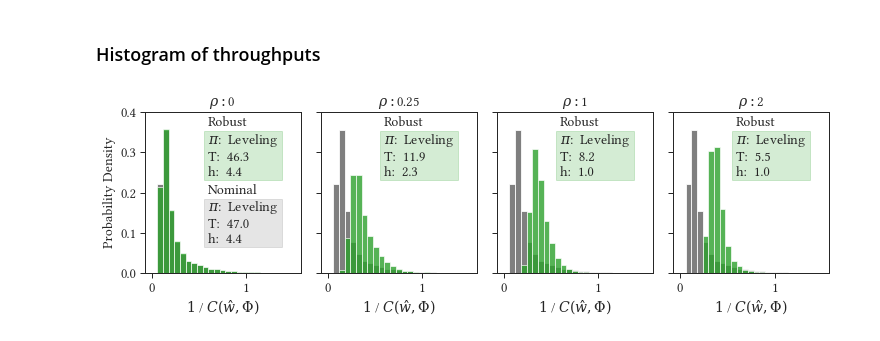
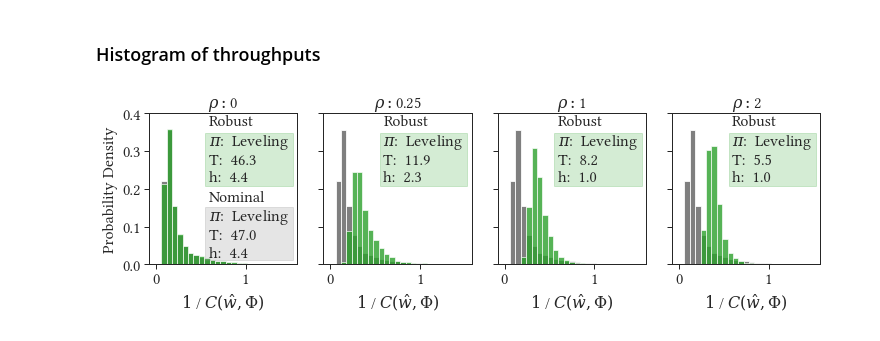
Before and after one commit to BU-DiSC/endure, a Jupyter notebook: endure/visualization/00_cost_model_plots.ipynb, the cells around one changed output. Saved outputs shown, nothing was run; the diff lists cells and outputs as text; code cells hidden in the pictures.

```diff
--- a/endure/visualization/00_cost_model_plots.ipynb
+++ b/endure/visualization/00_cost_model_plots.ipynb
@@ -288,7 +285,7 @@ def plot_delta_throughput_with_rho(df):
     ax = plt.gca()
     return fig, ax
 # %%
-set_style()
+set_style(fsz=16)
 fig, ax = plot_delta_throughput_with_rho(df)
 set_size(fig, width=2*3.33, height=2*1.75)
 save_fig(fig, "delta_throughput_workload_type.pdf")
@@ -312,7 +309,7 @@ def plot_throughput_range_evolution(df):
                      label='Nominal', data=df)
     g = sns.lineplot(x='robust_rho', y='robust_range', color='tab:green', marker="o", markersize=7.5,
                      label='Robust', data=df)
-    l = g.legend(shadow=False, frameon=False, bbox_to_anchor=(1.05, 0.5))
+    l = g.legend(shadow=False, frameon=False, loc=(0.32, 0.14))
 
     plt.title(' ')
     plt.xlabel(r'$\rho}$')
@@ -321,7 +318,7 @@ def plot_throughput_range_evolution(df):
     ax = plt.gca()
     return fig, ax
 # %%
-set_style()
+set_style(fsz=16)
 fig, ax = plot_throughput_range_evolution(df)
 set_size(fig, width=2*1.75, height=2*1.705)
 save_fig(fig, 'throughput_range_evolution.pdf')
@@ -361,31 +358,31 @@ def plot_overlapping_hist(df, workload_idx=11, rhos=[0, 0.25, 1, 2], bins=25):
         if i == 0:
             axes[i].set_ylabel(r'Probability Density')
         axes[i].set_title(r'$\rho:${}'.format(rhos[i]))
-        axes[i].add_patch(mpatches.Rectangle((0.38, 0.58), 0.5, 0.3,
+        axes[i].add_patch(mpatches.Rectangle((0.38, 0.52), 0.59, 0.35,
                                              linewidth=1,
                                              color='tab:green',
                                              fill=True,
                                              alpha=0.2,
                                              transform=axes[i].transAxes))
-        axes[i].text(0.405, 0.605, f'Robust\n$\pi$:  {robust_policy}\nT:  {robust_T}\nh:  {robust_h}', transform=axes[i].transAxes)
+        axes[i].text(0.405, 0.55, f'Robust\n$\pi$:  {robust_policy}\nT:  {robust_T}\nh:  {robust_h}', transform=axes[i].transAxes)
 
         if i == 0:
-            axes[i].add_patch(mpatches.Rectangle((0.38, 0.16), 0.5, 0.3,
+            axes[i].add_patch(mpatches.Rectangle((0.38, 0.03), 0.59, 0.35,
                                                  linewidth=1,
                                                  color='tab:gray',
                                                  fill=True,
                                                  alpha=0.2,
                                                  transform=axes[i].transAxes))
-            axes[i].text(0.405, 0.185, f'Nominal\n$\pi$:  {nominal_policy}\nT:  {nominal_T}\nh:  {nominal_h}', transform=axes[i].transAxes)
+            axes[i].text(0.405, 0.05, f'Nominal\n$\pi$:  {nominal_policy}\nT:  {nominal_T}\nh:  {nominal_h}', transform=axes[i].transAxes)
 
     return fig, ax
 # %%
-set_style()
+set_style(fsz=16)
 fig, ax = plot_overlapping_hist(df, workload_idx=11)
 set_size(fig, width=2*5.25, height=2*1.75)
 save_fig(fig, 'overlapping_histogram.pdf')
 # %% [output]
-[figure, old version]
+[figure, new version]
 # %%
 # for wl_idx in range(18):
 #     set_style()
```
Also changed, not shown: parts of 8 cells of this notebook, 3 other files.
